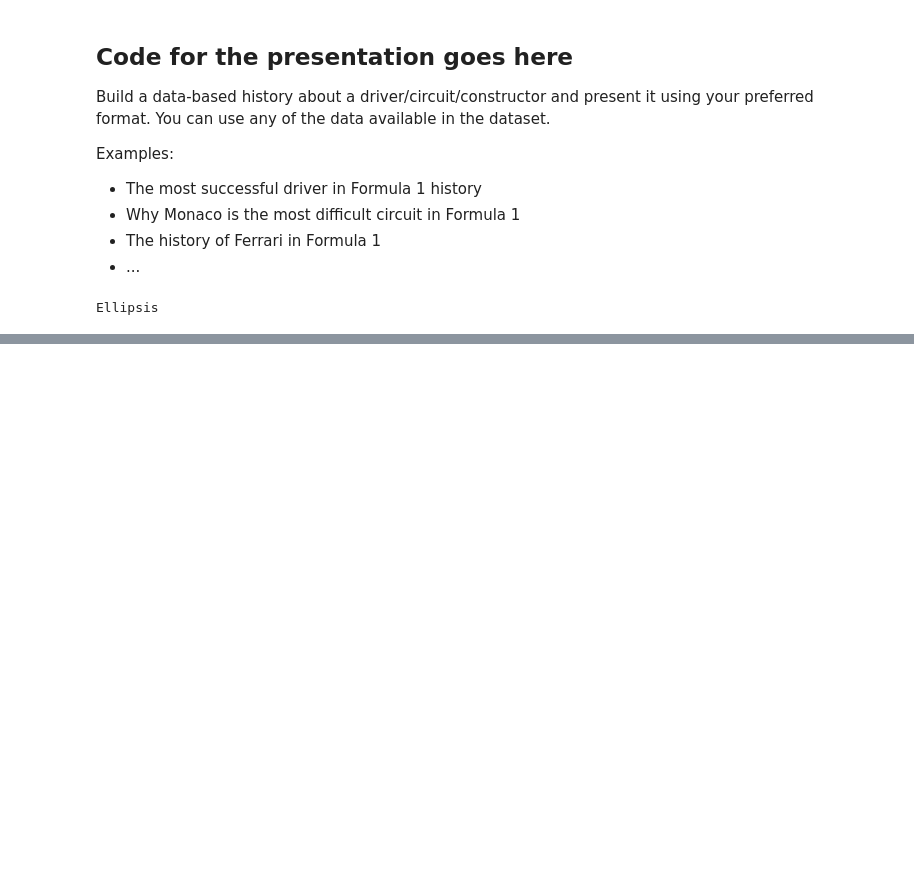
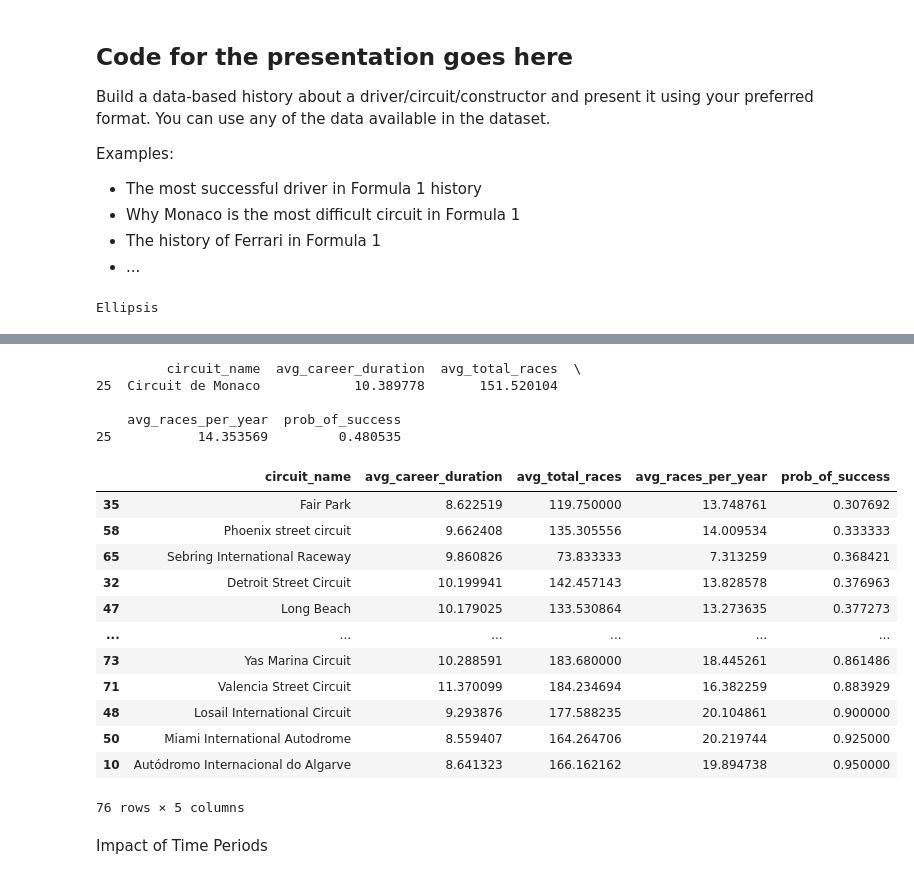
Before and after one commit to BOYSABIO/IE-University, a Jupyter notebook: IE_MASTERS/7_PYTHON_FOR_DATA_ANALYSIS/GROUP_PROJECT/group_assignment (3).ipynb, the cells around one changed output, grey strips where cells are left out. Cells and saved outputs as stored; diff of their text form; code cells hidden in the pictures; blank space fills up the shorter version.

```diff
--- a/IE_MASTERS/7_PYTHON_FOR_DATA_ANALYSIS/GROUP_PROJECT/group_assignment (3).ipynb
+++ b/IE_MASTERS/7_PYTHON_FOR_DATA_ANALYSIS/GROUP_PROJECT/group_assignment (3).ipynb
@@ -367,0 +431,43 @@ Ellipsis
+# %%
+#Need to double check if you should use nunique
+
+completion_ratio = df.groupby('circuit_name')['final_position'].apply(lambda x: x.notna().sum() / x.size).reset_index(name = 'prob_of_success').set_index('circuit_name')
+
+df_completed = df[df['final_position'].notna()]
+
+average_experience_by_circuit = df_completed.groupby('circuit_name')[['career_duration_years', 'total_races', 'average_races_per_year']].agg({
+    'career_duration_years': 'mean',
+    'total_races': 'mean',
+    'average_races_per_year': 'mean'
+}).reset_index().rename(columns = {'career_duration_years': 'avg_career_duration', 'total_races': 'avg_total_races', 'average_races_per_year': 'avg_races_per_year'})
+
+prob = completion_ratio['prob_of_success']
+average_experience_by_circuit['prob_of_success'] = average_experience_by_circuit['circuit_name'].map(prob)
+
+# Average career duration of drivers who finished the circuit
+# Average total races drivers have completed who finished the circuit
+# Average races per year ratio of drivers who finished the circuit
+# Probability of success (drivers who finished / all drivers)
+
+print(average_experience_by_circuit[average_experience_by_circuit['circuit_name'] == 'Circuit de Monaco'])
+
+average_experience_by_circuit.sort_values(by = 'prob_of_success', ascending = True)
+# %% [output]
+         circuit_name  avg_career_duration  avg_total_races  \
+25  Circuit de Monaco            10.389778       151.520104
+
+    avg_races_per_year  prob_of_success
+25           14.353569         0.480535
+|  | circuit_name | avg_career_duration | avg_total_races | avg_races_per_year | prob_of_success |
+| 35 | Fair Park | 8.622519 | 119.750000 | 13.748761 | 0.307692 |
+| 58 | Phoenix street circuit | 9.662408 | 135.305556 | 14.009534 | 0.333333 |
+| 65 | Sebring International Raceway | 9.860826 | 73.833333 | 7.313259 | 0.368421 |
+| 32 | Detroit Street Circuit | 10.199941 | 142.457143 | 13.828578 | 0.376963 |
+| 47 | Long Beach | 10.179025 | 133.530864 | 13.273635 | 0.377273 |
+| ... | ... | ... | ... | ... | ... |
+| 73 | Yas Marina Circuit | 10.288591 | 183.680000 | 18.445261 | 0.861486 |
+| 71 | Valencia Street Circuit | 11.370099 | 184.234694 | 16.382259 | 0.883929 |
+| 48 | Losail International Circuit | 9.293876 | 177.588235 | 20.104861 | 0.900000 |
+| 50 | Miami International Autodrome | 8.559407 | 164.264706 | 20.219744 | 0.925000 |
+| 10 | Autódromo Internacional do Algarve | 8.641323 | 166.162162 | 19.894738 | 0.950000 |
+76 rows × 5 columns
@@ -367,0 +476,2 @@ Ellipsis
+# %% [markdown]
+Impact of Time Periods
```
Also changed, not shown: parts of 16 cells of this notebook.
